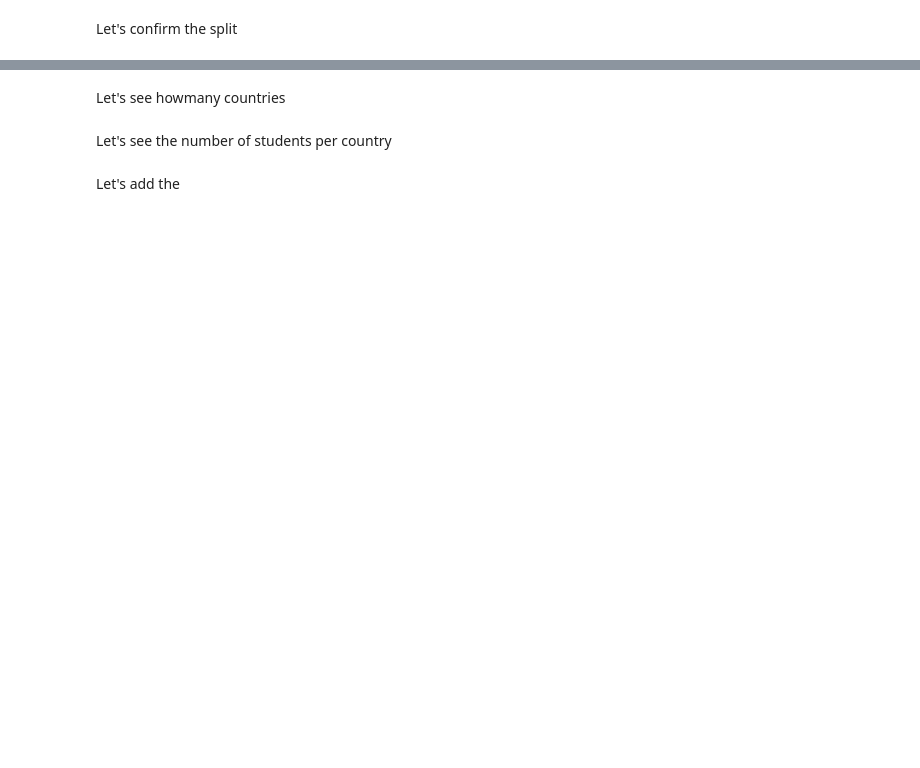
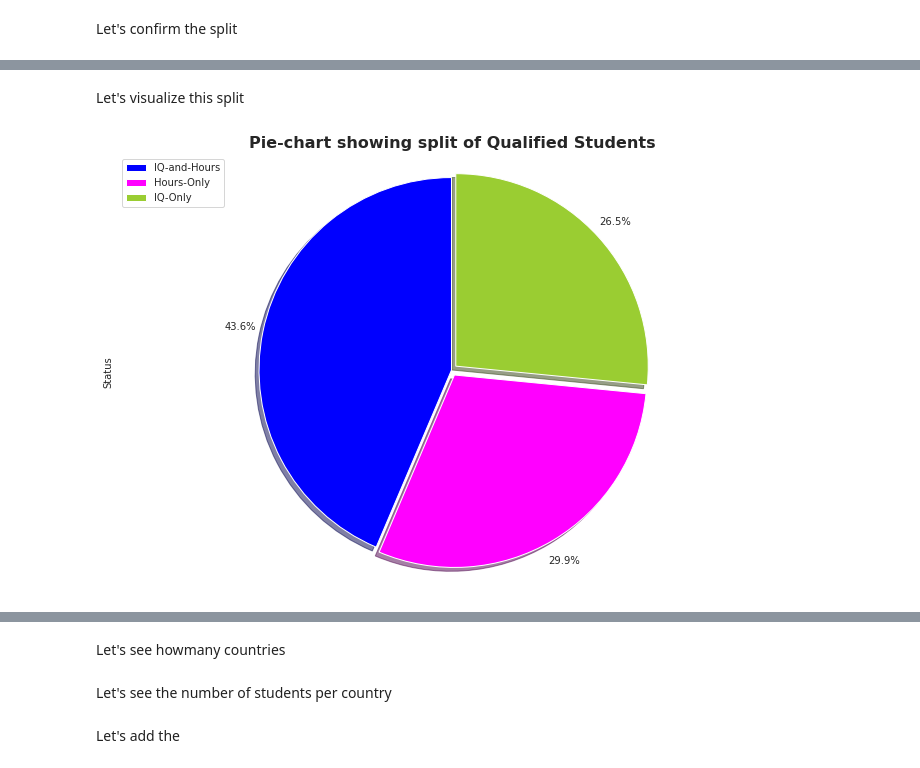
Before and after one commit to Lawrence-Krukrubo/EDA, a Jupyter notebook: gads_wk_6_data.ipynb, the cells around one changed output, grey strips where cells are left out. Drawn from its saved outputs; the diff is of its cells as text; code cells hidden in the pictures; blank space fills up the shorter version.

```diff
--- a/gads_wk_6_data.ipynb
+++ b/gads_wk_6_data.ipynb
@@ -379,0 +461,10 @@ Let's see the individual countries represented in the scheme
+# %%
+def split(row):
+    if row[3] >= 100 and row[4] >= 10:
+        return 'IQ-and-Hours'
+    elif row[3] >= 100 and row[4] < 10:
+        return 'IQ-Only'
+    else:
+        return "Hours-Only"
+# %%
+qualified_students_df['Status'] = qualified_students_df.apply(split, axis=1)
@@ -379,0 +481,22 @@ Let's see the individual countries represented in the scheme
+# %% [markdown]
+Let's visualize this split
+# %%
+pie_df = qualified_students_df['Status'].value_counts().to_frame()
+
+sns.set_style('ticks')
+pie_df['Status'].plot(kind='pie',
+            autopct='%1.1f%%',
+            figsize=(12,8),
+            startangle=90,
+            shadow=True,
+            labels=None,
+            pctdistance=1.12,
+            colors=['blue','magenta','yellowgreen'],
+            explode=[0.0,0.03,0.03]
+            )
+plt.title('Pie-chart showing split of Qualified Students',y=1, fontsize=16, fontweight='bold')
+plt.axis('equal')  # This creates a perfect equal circle
+plt.legend(pie_df.index, loc='upper left')
+plt.show()
+# %% [output]
+[figure, added]
```
Also changed, not shown: parts of 85 cells of this notebook.
